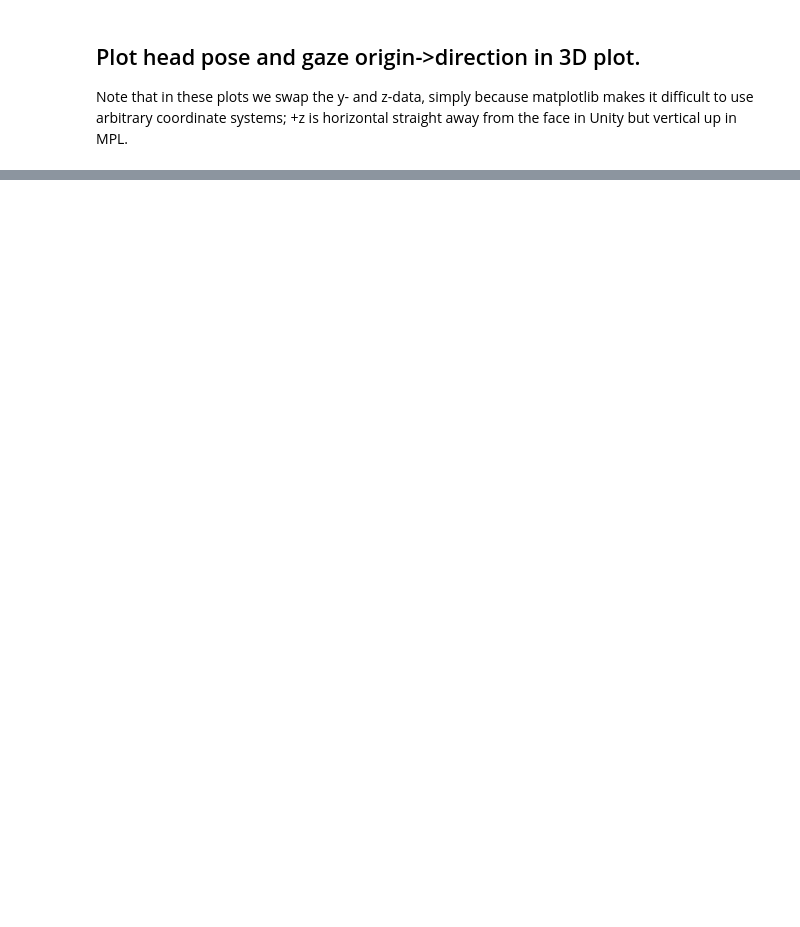
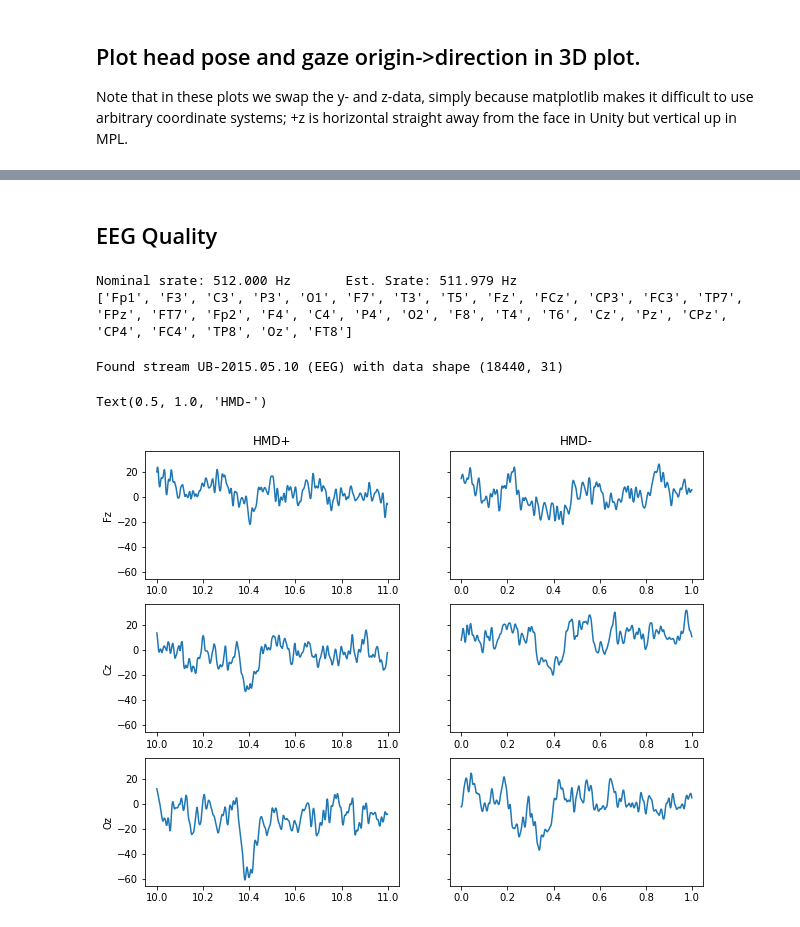
Before and after one commit to labstreaminglayer/PicoNeo2Eye, a Jupyter notebook: test_data/plot_piconeo2eye_xdf.ipynb, the cells around one changed output, grey strips where cells are left out. Cells and saved outputs as stored; diff of their text form; code cells hidden in the pictures; blank space fills up the shorter version.

```diff
--- a/test_data/plot_piconeo2eye_xdf.ipynb
+++ b/test_data/plot_piconeo2eye_xdf.ipynb
@@ -149,0 +183,49 @@ anim.save('piconeo2eye_lsl.mp4', dpi=80, writer='ffmpeg')
+# %% [markdown]
+## EEG Quality
+# %%
+eeg_ix = stream_types.index('EEG')
+eeg_tvec = streams[eeg_ix]['time_stamps'] - mocap_tvec[0]
+eeg_dat = streams[eeg_ix]['time_series']
+
+nominal_srate = float(streams[eeg_ix]['info']['nominal_srate'][0])
+est_srate = 1 / np.median(np.diff(eeg_tvec))
+print(f"Nominal srate: {nominal_srate:.3f} Hz\tEst. Srate: {est_srate:.3f} Hz")
+
+chan_labels = [_['label'][0] for _ in streams[eeg_ix]['info']['desc'][0]['channels'][0]['channel']]
+print(chan_labels)
+# %% [output]
+Nominal srate: 512.000 Hz       Est. Srate: 511.979 Hz
+['Fp1', 'F3', 'C3', 'P3', 'O1', 'F7', 'T3', 'T5', 'Fz', 'FCz', 'CP3', 'FC3', 'TP7', 'FPz', 'FT7', 'Fp2', 'F4', 'C4', 'P4', 'O2', 'F8', 'T4', 'T6', 'Cz', 'Pz', 'CPz', 'CP4', 'FC4', 'TP8', 'Oz', 'FT8']
+# %%
+nohmd_streams, nohmd_header = pyxdf.load_xdf('test_eeg.xdf')
+for strm in nohmd_streams:
+    print(f"Found stream {strm['info']['name'][0]} ({strm['info']['type'][0]}) with data shape "
+          f"{np.array(strm['time_series']).shape}")
+
+nohmd_stream_types = [strm['info']['type'][0] for strm in nohmd_streams]
+nohmd_stream_ix = nohmd_stream_types.index('EEG')
+nohmd_eeg_tvec = nohmd_streams[nohmd_stream_ix]['time_stamps']
+nohmd_eeg_tvec -= nohmd_eeg_tvec[0]
+nohmd_eeg_dat = nohmd_streams[nohmd_stream_ix]['time_series']
+nohmd_chan_labels = [_['label'][0]
+                     for _ in nohmd_streams[nohmd_stream_ix]['info']['desc'][0]['channels'][0]['channel']]
+# %% [output]
+Found stream UB-2015.05.10 (EEG) with data shape (18440, 31)
+# %%
+t_start, t_stop = 10, 11
+b_eeg = np.logical_and(eeg_tvec >= t_start, eeg_tvec < t_stop)
+b_nohmd = nohmd_eeg_tvec < (t_stop - t_start)
+
+plt_chans = ['Fz', 'Cz', 'Oz']
+
+fig, axes = plt.subplots(len(plt_chans), 2, figsize=(10, 8), sharey=True)
+for ch_ix, ch_lab in enumerate(plt_chans):
+    axes[ch_ix, 0].plot(eeg_tvec[b_eeg], eeg_dat[b_eeg, chan_labels.index(ch_lab)])
+    axes[ch_ix, 0].set_ylabel(ch_lab)
+    axes[ch_ix, 1].plot(nohmd_eeg_tvec[b_nohmd], nohmd_eeg_dat[b_nohmd, nohmd_chan_labels.index(ch_lab)])
+
+axes[0, 0].set_title('HMD+')
+axes[0, 1].set_title('HMD-')
+# %% [output]
+Text(0.5, 1.0, 'HMD-')
+[figure, added]
```
Also changed, not shown: parts of 9 cells of this notebook, 5 other files.
